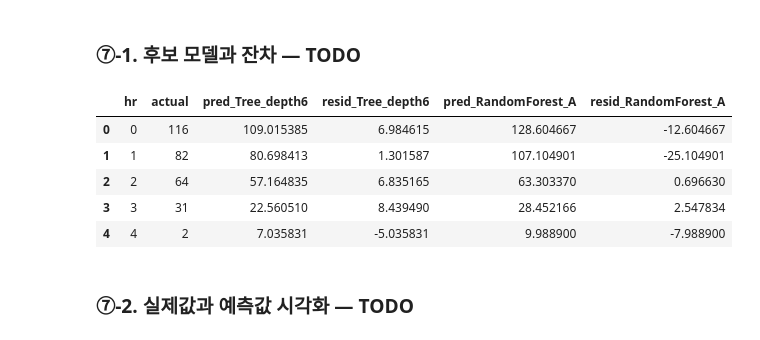
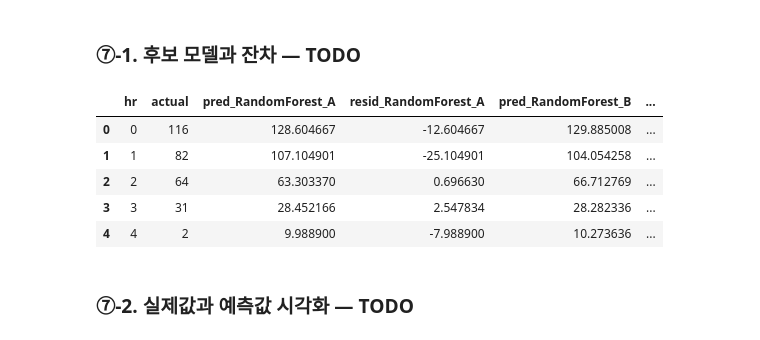
Before and after one commit to Terence20t/ai-mini-project, a Jupyter notebook: mini-project-01/code/01_regression_bike_demand.ipynb, the cells around one changed output. Saved outputs shown, nothing was run; the diff lists cells and outputs as text; code cells hidden in the pictures.

```diff
--- a/mini-project-01/code/01_regression_bike_demand.ipynb
+++ b/mini-project-01/code/01_regression_bike_demand.ipynb
@@ -752,32 +752,32 @@ display(results_df.round(3))
 # %%
 # TODO 7-1. results_df를 검토하여 오류 분석할 후보 모델 2개를 선택합니다.
 # tree_models, rf_models 또는 앞서 학습한 모델 객체를 활용합니다.
 candidates = {
     # "후보 이름": 학습된 모델 객체
-    "Tree_depth6": tree_models[6],
-    "RandomForest_A": rf_models["A"]
+    "RandomForest_A": rf_models["A"],
+    "RandomForest_B": rf_models["B"]
 }
 
 # [공통] 실제값과 시간대 DataFrame
 pred_df = pd.DataFrame({
     "hr": X_valid["hr"].values,
     "actual": y_valid.values,
 })
 
 # TODO 7-2. 각 모델의 Validation 예측값과 잔차를 계산합니다.
 for name, model in candidates.items():
     pred_df[f"pred_{name}"] = model.predict(X_valid)
     pred_df[f"resid_{name}"] = (
         pred_df["actual"] - pred_df[f"pred_{name}"]
     )
 display(pred_df.head())
 # %% [output]
-|  | hr | actual | pred_Tree_depth6 | resid_Tree_depth6 | pred_RandomForest_A | resid_RandomForest_A |
-| 0 | 0 | 116 | 109.015385 | 6.984615 | 128.604667 | -12.604667 |
-| 1 | 1 | 82 | 80.698413 | 1.301587 | 107.104901 | -25.104901 |
-| 2 | 2 | 64 | 57.164835 | 6.835165 | 63.303370 | 0.696630 |
-| 3 | 3 | 31 | 22.560510 | 8.439490 | 28.452166 | 2.547834 |
-| 4 | 4 | 2 | 7.035831 | -5.035831 | 9.988900 | -7.988900 |
+|  | hr | actual | pred_RandomForest_A | resid_RandomForest_A | pred_RandomForest_B | ... |
+| 0 | 0 | 116 | 128.604667 | -12.604667 | 129.885008 | ... |
+| 1 | 1 | 82 | 107.104901 | -25.104901 | 104.054258 | ... |
+| 2 | 2 | 64 | 63.303370 | 0.696630 | 66.712769 | ... |
+| 3 | 3 | 31 | 28.452166 | 2.547834 | 28.282336 | ... |
+| 4 | 4 | 2 | 9.988900 | -7.988900 | 10.273636 | ... |
 # %% [markdown]
 ### ⑦-2. 실제값과 예측값 시각화 — TODO
 # %%
```
Also changed, not shown: parts of 3 cells of this notebook, 4 other files.
